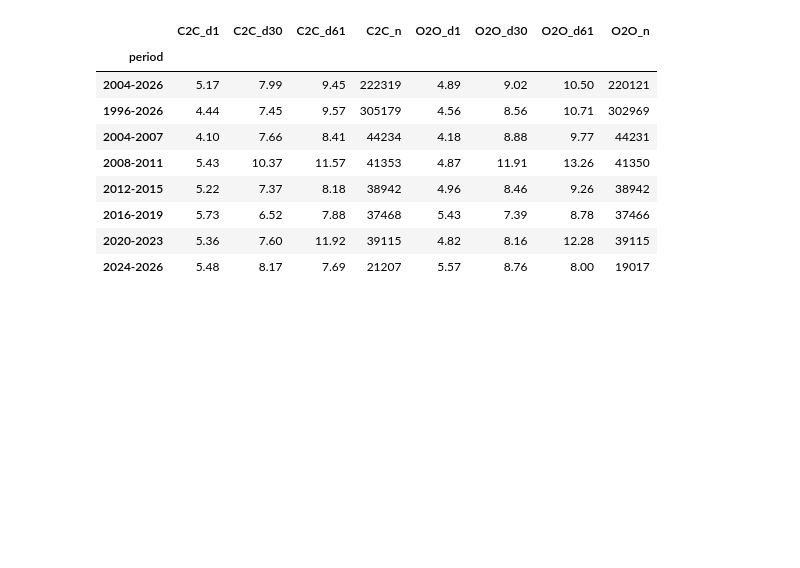
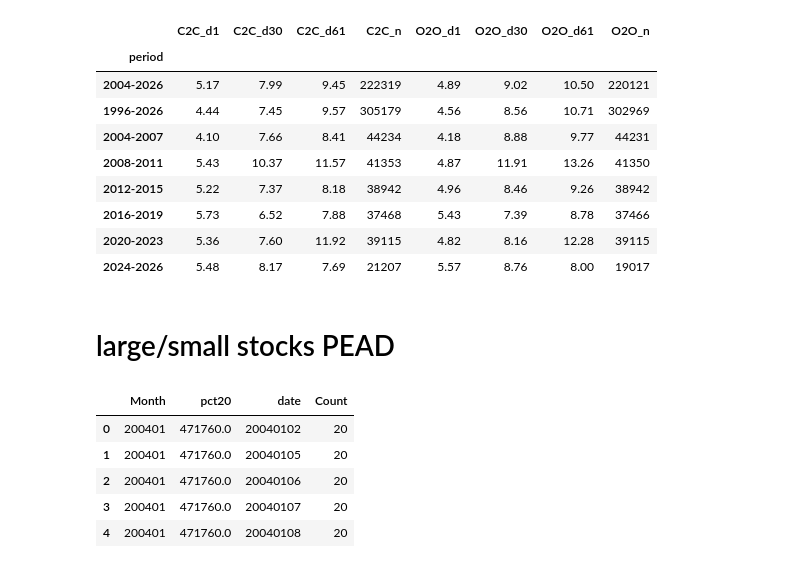
Before and after one commit to zan1029/PEAD_construction, a Jupyter notebook: PEAD分时段绘图.ipynb, the cells around one changed output. Saved outputs shown, nothing was run; the diff lists cells and outputs as text; code cells hidden in the pictures; blank space fills up the shorter version.

```diff
--- a/PEAD分时段绘图.ipynb
+++ b/PEAD分时段绘图.ipynb
@@ -532,3 +532,19 @@ display(table())
 | 2016-2019 | 5.73 | 6.52 | 7.88 | 37468 | 5.43 | 7.39 | 8.78 | 37466 |
 | 2020-2023 | 5.36 | 7.60 | 11.92 | 39115 | 4.82 | 8.16 | 12.28 | 39115 |
 | 2024-2026 | 5.48 | 8.17 | 7.69 | 21207 | 5.57 | 8.76 | 8.00 | 19017 |
+# %% [markdown]
+# large/small stocks PEAD
+# %%
+import pandas as pd
+
+file = "/project/dachxiu/yifei/news_data/Cache/US/ME_20pct_breakpoint.csv"
+df = pd.read_csv(file)
+
+df.head()
+# %% [output]
+|  | Month | pct20 | date | Count |
+| 0 | 200401 | 471760.0 | 20040102 | 20 |
+| 1 | 200401 | 471760.0 | 20040105 | 20 |
+| 2 | 200401 | 471760.0 | 20040106 | 20 |
+| 3 | 200401 | 471760.0 | 20040107 | 20 |
+| 4 | 200401 | 471760.0 | 20040108 | 20 |
```
Also changed, not shown: parts of 8 cells of this notebook, 13 other files.
